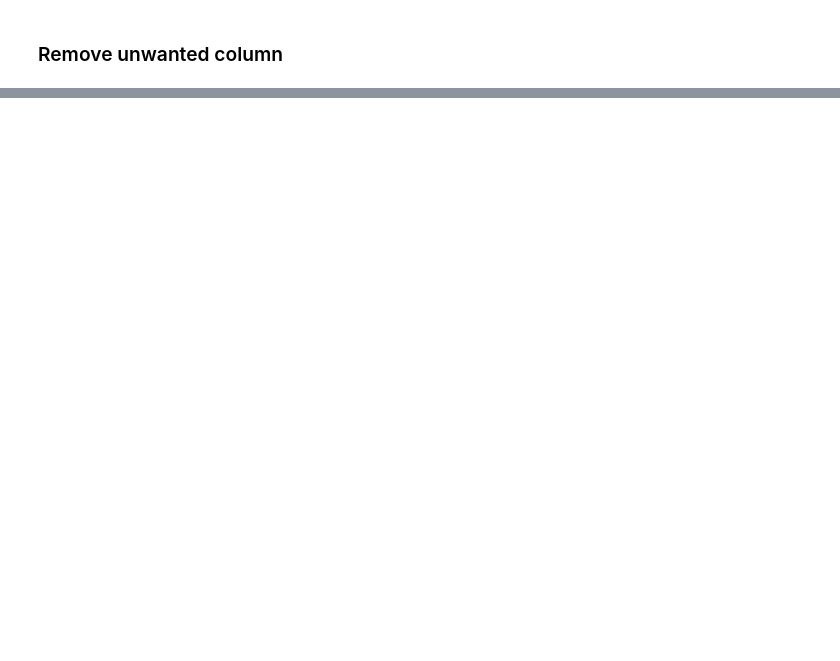
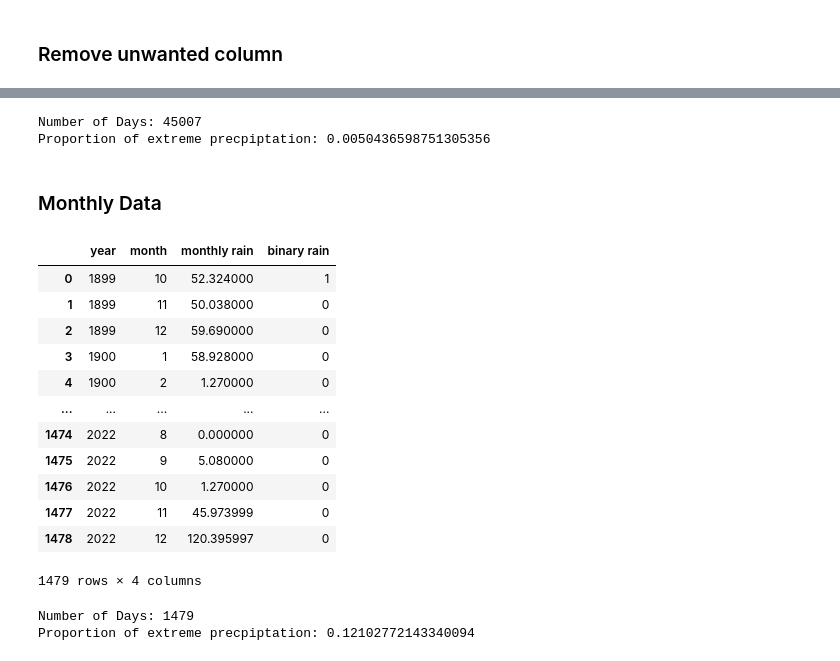
Before and after one commit to pippahtlin/Extreme-Precipitation, a Jupyter notebook: Import Data.ipynb, the cells around one changed output, grey strips where cells are left out. Cells and saved outputs as stored; diff of their text form; code cells hidden in the pictures; blank space fills up the shorter version.

```diff
--- a/Import Data.ipynb
+++ b/Import Data.ipynb
@@ -294,0 +306,46 @@ df.to_csv("/Users/pippalin/Extreme-Precipitation/data/precipitation_soi")
+# %%
+pos_prop = df['binary rain'].sum()/ len(df['binary rain'])
+num_days = len(df['binary rain'])
+print(f'Number of Days: {num_days}')
+print(f'Proportion of extreme precpiptation: {pos_prop}')
+# %% [output]
+Number of Days: 45007
+Proportion of extreme precpiptation: 0.0050436598751305356
+# %% [markdown]
+### Monthly Data
+# %%
+monthly_rain = df['daily rain'].resample('M').sum()
+monthly_binary_rain = df['binary rain'].resample('M').max()
+
+# Combine the results into a new DataFrame.
+monthly_df = pd.DataFrame({
+    'year': monthly_rain.index.year,
+    'month': monthly_rain.index.month,
+    'monthly rain': monthly_rain,
+    'binary rain': monthly_binary_rain
+})
+
+monthly_df.reset_index(drop=True, inplace=True)
+monthly_df
+# %% [output]
+|  | year | month | monthly rain | binary rain |
+| 0 | 1899 | 10 | 52.324000 | 1 |
+| 1 | 1899 | 11 | 50.038000 | 0 |
+| 2 | 1899 | 12 | 59.690000 | 0 |
+| 3 | 1900 | 1 | 58.928000 | 0 |
+| 4 | 1900 | 2 | 1.270000 | 0 |
+| ... | ... | ... | ... | ... |
+| 1474 | 2022 | 8 | 0.000000 | 0 |
+| 1475 | 2022 | 9 | 5.080000 | 0 |
+| 1476 | 2022 | 10 | 1.270000 | 0 |
+| 1477 | 2022 | 11 | 45.973999 | 0 |
+| 1478 | 2022 | 12 | 120.395997 | 0 |
+1479 rows × 4 columns
+# %%
+m_pos_prop = monthly_df['binary rain'].sum()/ len(monthly_df['binary rain'])
+m_num_days = len(monthly_df['binary rain'])
+print(f'Number of Days: {m_num_days}')
+print(f'Proportion of extreme precpiptation: {m_pos_prop}')
+# %% [output]
+Number of Days: 1479
+Proportion of extreme precpiptation: 0.12102772143340094
```
Also changed, not shown: parts of 4 cells of this notebook, 1 other file.
